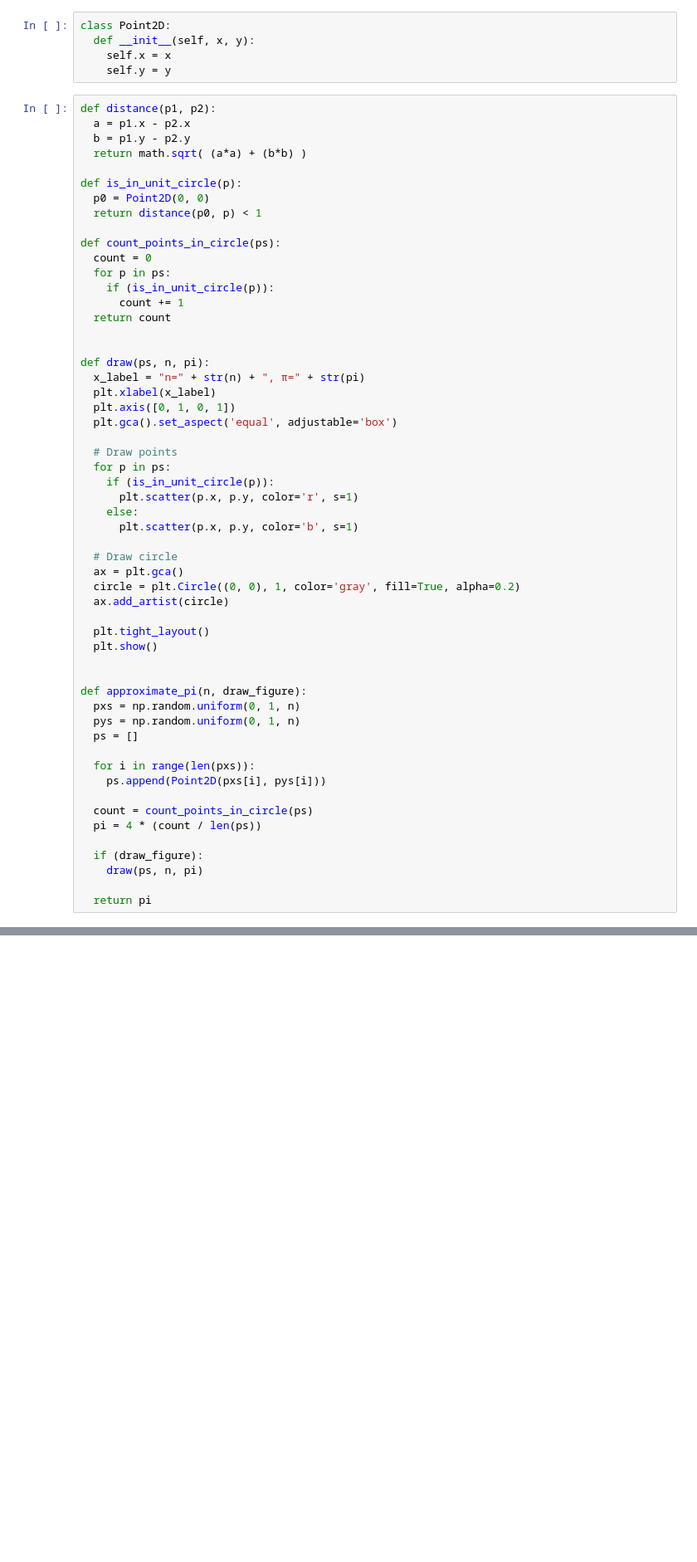
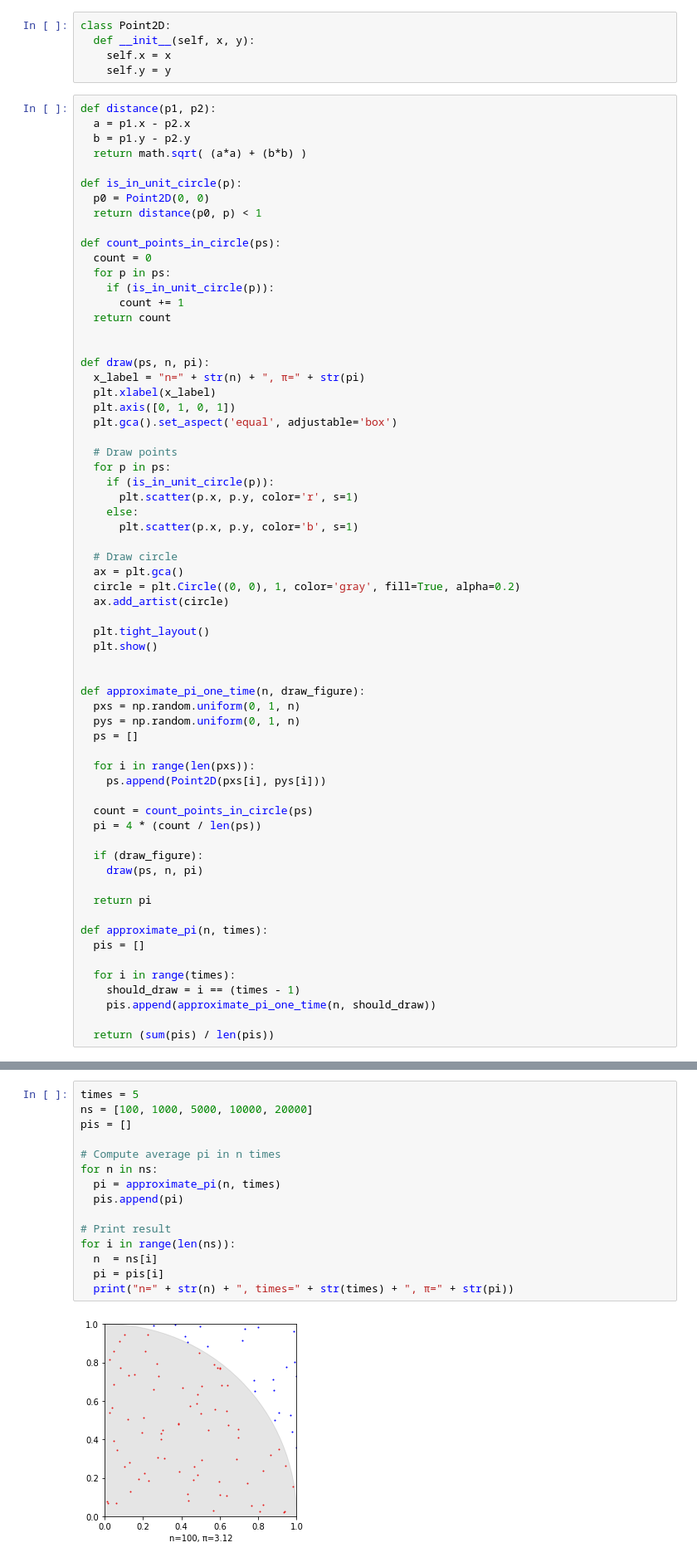
Before and after one commit to m-inh/i116-assignments, a Jupyter notebook: project_2.ipynb, the cells around one changed output, grey strips where cells are left out. Shown at 83% size. Saved outputs shown, nothing was run; the diff lists cells and outputs as text; blank space fills up the shorter version.

```diff
--- a/project_2.ipynb
+++ b/project_2.ipynb
@@ -69,7 +69,7 @@ def draw(ps, n, pi):
   plt.show()
 
 
-def approximate_pi(n, draw_figure):
+def approximate_pi_one_time(n, draw_figure):
   pxs = np.random.uniform(0, 1, n)
   pys = np.random.uniform(0, 1, n)
   ps = []
@@ -84,3 +84,12 @@ def approximate_pi(n, draw_figure):
     draw(ps, n, pi)
 
   return pi
+
+def approximate_pi(n, times):
+  pis = []
+
+  for i in range(times):
+    should_draw = i == (times - 1)
+    pis.append(approximate_pi_one_time(n, should_draw))
+
+  return (sum(pis) / len(pis))
@@ -99,0 +96,17 @@ approximate_pi(500000, True)
+# %%
+times = 5
+ns = [100, 1000, 5000, 10000, 20000]
+pis = []
+
+# Compute average pi in n times
+for n in ns:
+  pi = approximate_pi(n, times)
+  pis.append(pi)
+
+# Print result
+for i in range(len(ns)):
+  n  = ns[i]
+  pi = pis[i]
+  print("n=" + str(n) + ", times=" + str(times) + ", π=" + str(pi))
+# %% [output]
+[figure, added]
```
Also changed, not shown: parts of 2 cells of this notebook.
